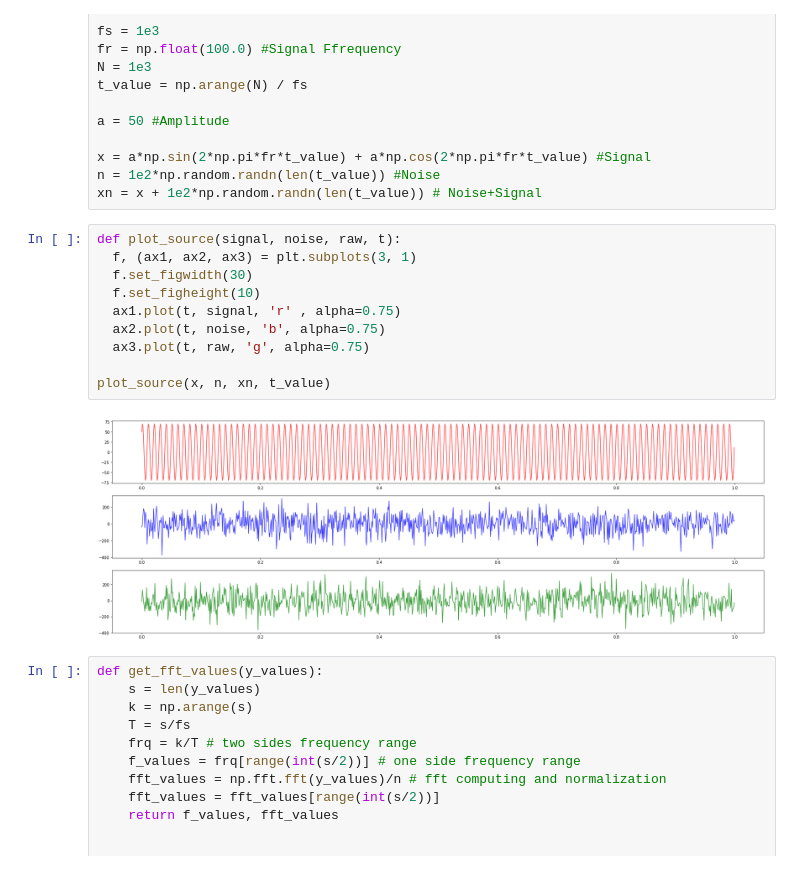
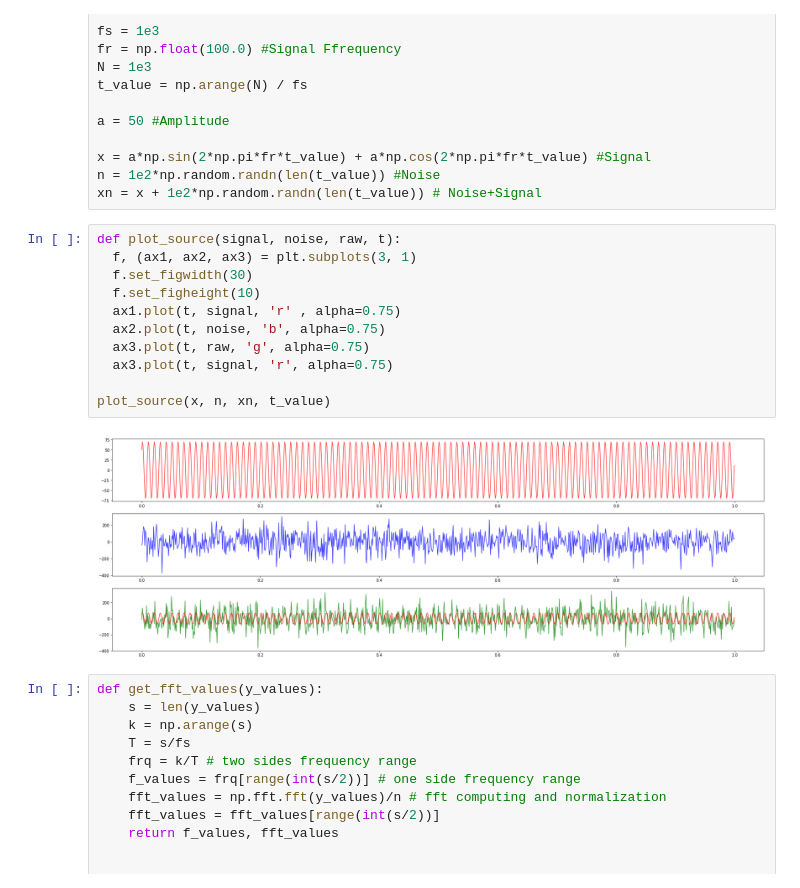
Before and after one commit to SGRGit/gwOsc, a Jupyter notebook: SignalProcUsingML.ipynb, the cells around one changed output. Drawn from its saved outputs; the diff is of its cells as text.

```diff
--- a/SignalProcUsingML.ipynb
+++ b/SignalProcUsingML.ipynb
@@ -24,15 +24,16 @@ xn = x + 1e2*np.random.randn(len(t_value)) # Noise+Signal
 # %%
 def plot_source(signal, noise, raw, t):
   f, (ax1, ax2, ax3) = plt.subplots(3, 1)
   f.set_figwidth(30)
   f.set_figheight(10)
   ax1.plot(t, signal, 'r' , alpha=0.75)
   ax2.plot(t, noise, 'b', alpha=0.75)
   ax3.plot(t, raw, 'g', alpha=0.75)
+  ax3.plot(t, signal, 'r', alpha=0.75)
 
 plot_source(x, n, xn, t_value)
 # %% [output]
-[figure, old version]
+[figure, new version]
 # %%
 def get_fft_values(y_values):
     s = len(y_values)
```
Also changed, not shown: parts of 2 cells of this notebook.
